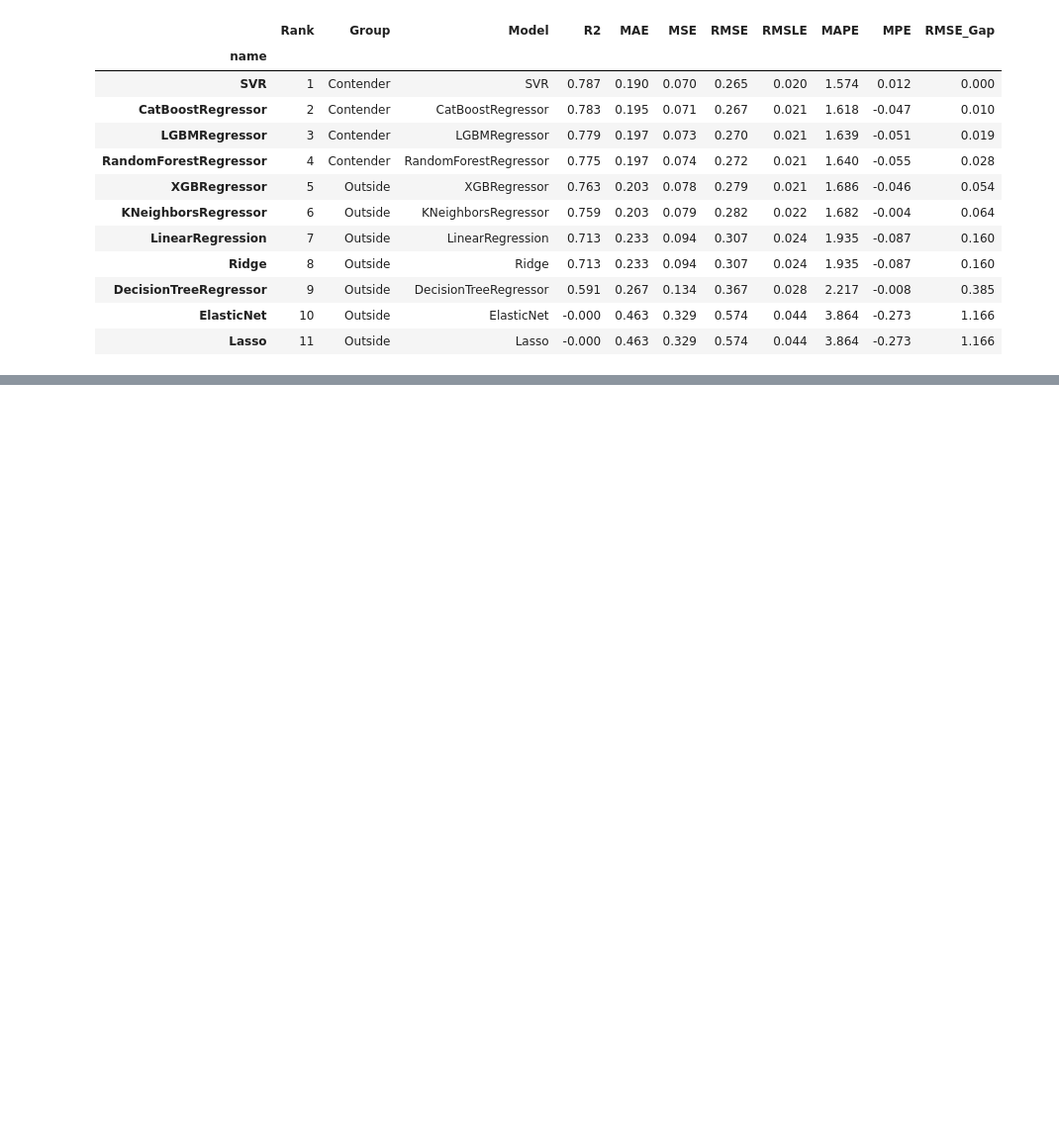
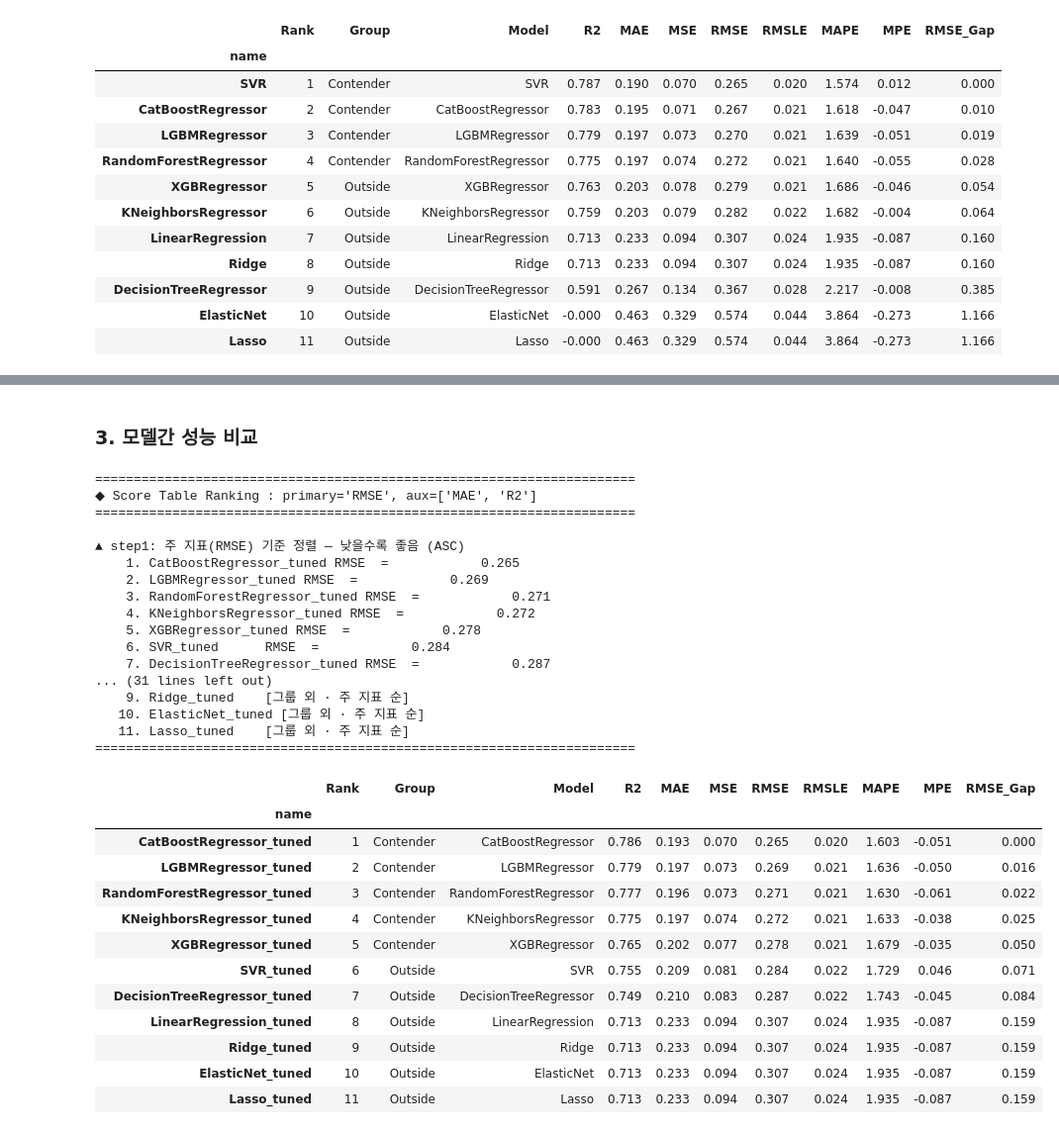
Before and after one commit to choi-yeonju/Python-Basics, a Jupyter notebook: [LAB-03] 지도학습/[LAB-03] 지도학습-예측모델ㅣ04-모델링(실습코드) yeonju.ipynb, the cells around one changed output, grey strips where cells are left out. Shown at 99% size. Saved outputs shown, nothing was run; the diff lists cells and outputs as text; code cells hidden in the pictures; blank space fills up the shorter version.

```diff
--- a/[LAB-03] 지도학습/[LAB-03] 지도학습-예측모델ㅣ04-모델링(실습코드) yeonju.ipynb
+++ b/[LAB-03] 지도학습/[LAB-03] 지도학습-예측모델ㅣ04-모델링(실습코드) yeonju.ipynb
@@ -631,0 +1232,4 @@ my_ml.reg_compare_models(models, x_test, y_test, primary="RMSE", aux=["MAE", "R2
+# %%
+# 작업 폴더 내의 모든 pkl 파일 목록 확인
+model_pickles = gl.glob(f"{output_dir}/*.pkl")
+print(model_pickles)
@@ -631,0 +1240,10 @@ my_ml.reg_compare_models(models, x_test, y_test, primary="RMSE", aux=["MAE", "R2
+# %%
+models = {} # 모델명과 모델 객체를 저장할 딕셔너리
+
+for p in model_pickles:
+    model = my_ml.load_model(p) # 모델 로드
+    models[model.name_] = model # 모델명과 모델 객체를 딕셔너리에 저장
+
+# 로드된 모델과 모델 객체의 타입 출력
+for name, model in models.items():
+    print(f"- {name}: {type(model)}")
@@ -631,0 +1262,39 @@ my_ml.reg_compare_models(models, x_test, y_test, primary="RMSE", aux=["MAE", "R2
+# %% [markdown]
+### 3. 모델간 성능 비교
+# %%
+my_ml.reg_compare_models(models, # 모델 객체들을 담은 딕셔너리
+                         x_test, # 검증 데이터의 독립변수
+                         y_test, # 검증 데이터의 종속 변수
+                         primary="RMSE", # 주 지표
+                         aux=["MAE", "R2"]) # 보조 지표
+# %% [output]
+======================================================================
+◆ Score Table Ranking : primary='RMSE', aux=['MAE', 'R2']
+======================================================================
+
+▲ step1: 주 지표(RMSE) 기준 정렬 — 낮을수록 좋음 (ASC)
+    1. CatBoostRegressor_tuned RMSE  =            0.265
+    2. LGBMRegressor_tuned RMSE  =            0.269
+    3. RandomForestRegressor_tuned RMSE  =            0.271
+    4. KNeighborsRegressor_tuned RMSE  =            0.272
+    5. XGBRegressor_tuned RMSE  =            0.278
+    6. SVR_tuned      RMSE  =            0.284
+    7. DecisionTreeRegressor_tuned RMSE  =            0.287
+... (31 lines left out)
+    9. Ridge_tuned    [그룹 외 · 주 지표 순]
+   10. ElasticNet_tuned [그룹 외 · 주 지표 순]
+   11. Lasso_tuned    [그룹 외 · 주 지표 순]
+======================================================================
+|  | Rank | Group | Model | R2 | MAE | MSE | RMSE | RMSLE | MAPE | MPE | RMSE_Gap |
+| name |  |  |  |  |  |  |  |  |  |  |  |
+| CatBoostRegressor_tuned | 1 | Contender | CatBoostRegressor | 0.786 | 0.193 | 0.070 | 0.265 | 0.020 | 1.603 | -0.051 | 0.000 |
+| LGBMRegressor_tuned | 2 | Contender | LGBMRegressor | 0.779 | 0.197 | 0.073 | 0.269 | 0.021 | 1.636 | -0.050 | 0.016 |
+| RandomForestRegressor_tuned | 3 | Contender | RandomForestRegressor | 0.777 | 0.196 | 0.073 | 0.271 | 0.021 | 1.630 | -0.061 | 0.022 |
+| KNeighborsRegressor_tuned | 4 | Contender | KNeighborsRegressor | 0.775 | 0.197 | 0.074 | 0.272 | 0.021 | 1.633 | -0.038 | 0.025 |
+| XGBRegressor_tuned | 5 | Contender | XGBRegressor | 0.765 | 0.202 | 0.077 | 0.278 | 0.021 | 1.679 | -0.035 | 0.050 |
+| SVR_tuned | 6 | Outside | SVR | 0.755 | 0.209 | 0.081 | 0.284 | 0.022 | 1.729 | 0.046 | 0.071 |
+| DecisionTreeRegressor_tuned | 7 | Outside | DecisionTreeRegressor | 0.749 | 0.210 | 0.083 | 0.287 | 0.022 | 1.743 | -0.045 | 0.084 |
+| LinearRegression_tuned | 8 | Outside | LinearRegression | 0.713 | 0.233 | 0.094 | 0.307 | 0.024 | 1.935 | -0.087 | 0.159 |
+| Ridge_tuned | 9 | Outside | Ridge | 0.713 | 0.233 | 0.094 | 0.307 | 0.024 | 1.935 | -0.087 | 0.159 |
+| ElasticNet_tuned | 10 | Outside | ElasticNet | 0.713 | 0.233 | 0.094 | 0.307 | 0.024 | 1.935 | -0.087 | 0.159 |
+| Lasso_tuned | 11 | Outside | Lasso | 0.713 | 0.233 | 0.094 | 0.307 | 0.024 | 1.935 | -0.087 | 0.159 |
```
Also changed, not shown: parts of 42 cells of this notebook, 6 other files.
